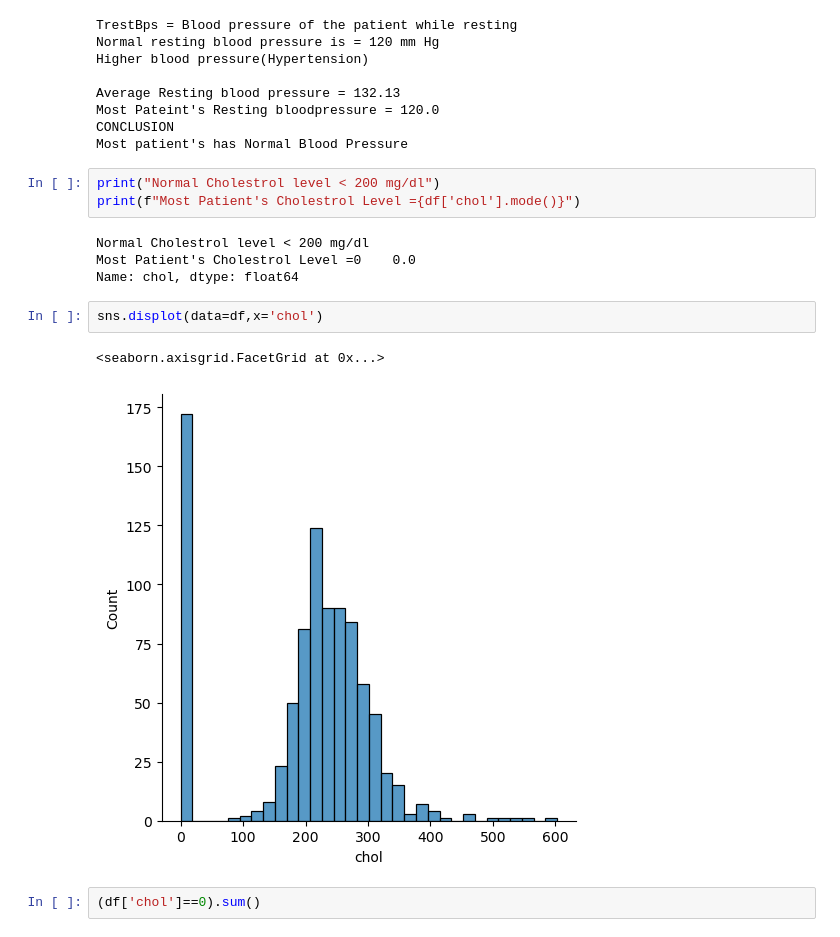
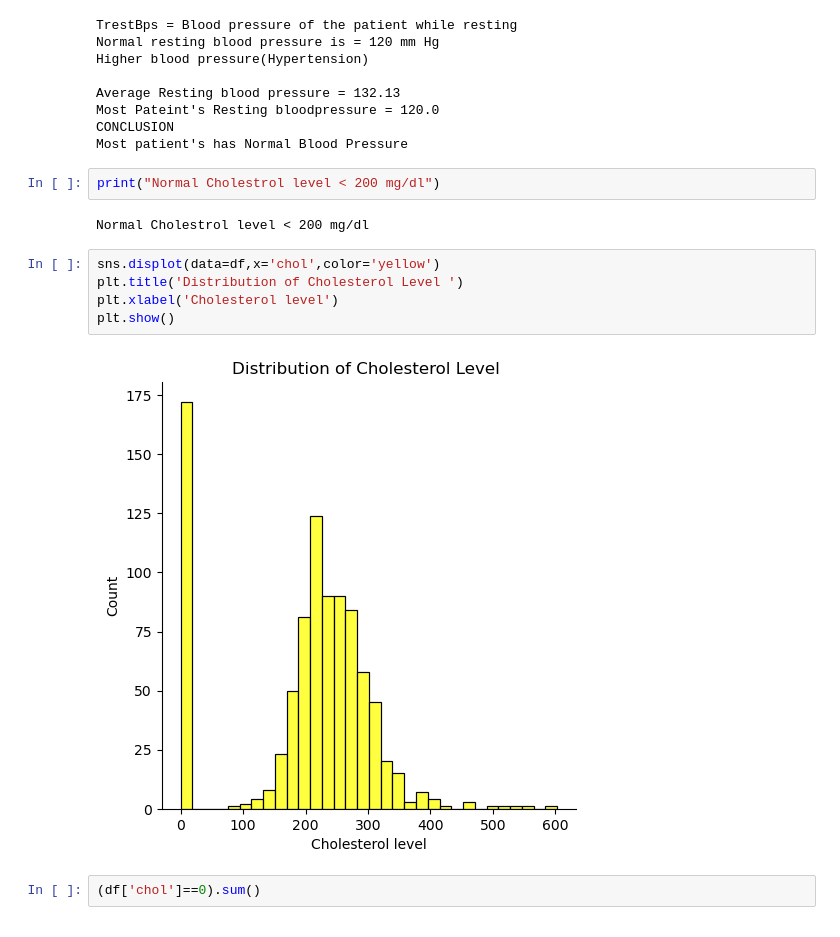
Before and after one commit to himashooo/Heart-Disease-Prediction, a Jupyter notebook: Heart Disease.ipynb, the cells around one changed output. Saved outputs shown, nothing was run; the diff lists cells and outputs as text.

```diff
--- a/Heart Disease.ipynb
+++ b/Heart Disease.ipynb
@@ -201,16 +226,15 @@ CONCLUSION
 Most patient's has Normal Blood Pressure
 # %%
 print("Normal Cholestrol level < 200 mg/dl")
-print(f"Most Patient's Cholestrol Level ={df['chol'].mode()}")
 # %% [output]
 Normal Cholestrol level < 200 mg/dl
-Most Patient's Cholestrol Level =0    0.0
-Name: chol, dtype: float64
 # %%
-sns.displot(data=df,x='chol')
+sns.displot(data=df,x='chol',color='yellow')
+plt.title('Distribution of Cholesterol Level ')
+plt.xlabel('Cholesterol level')
+plt.show()
 # %% [output]
-<seaborn.axisgrid.FacetGrid at 0x...>
-[figure, old version]
+[figure, new version]
 # %%
 (df['chol']==0).sum()
 # %% [output]
```
Also changed, not shown: parts of 29 cells of this notebook.
